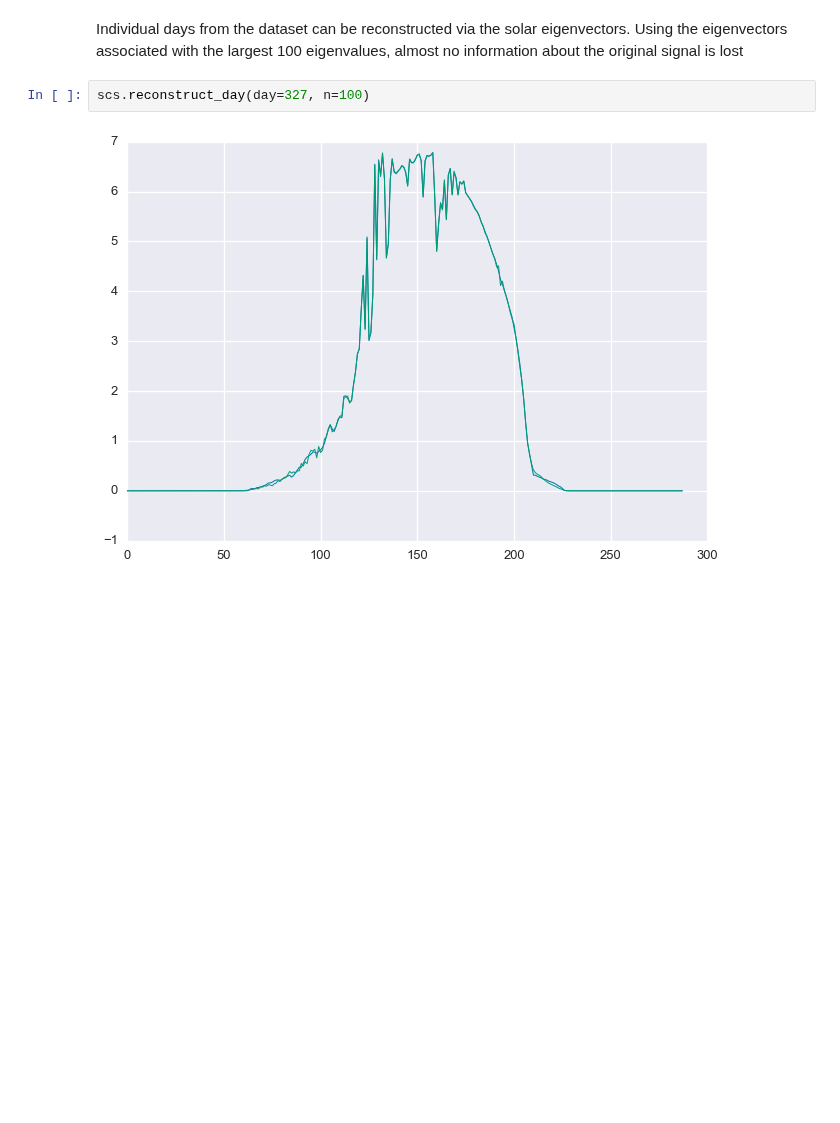
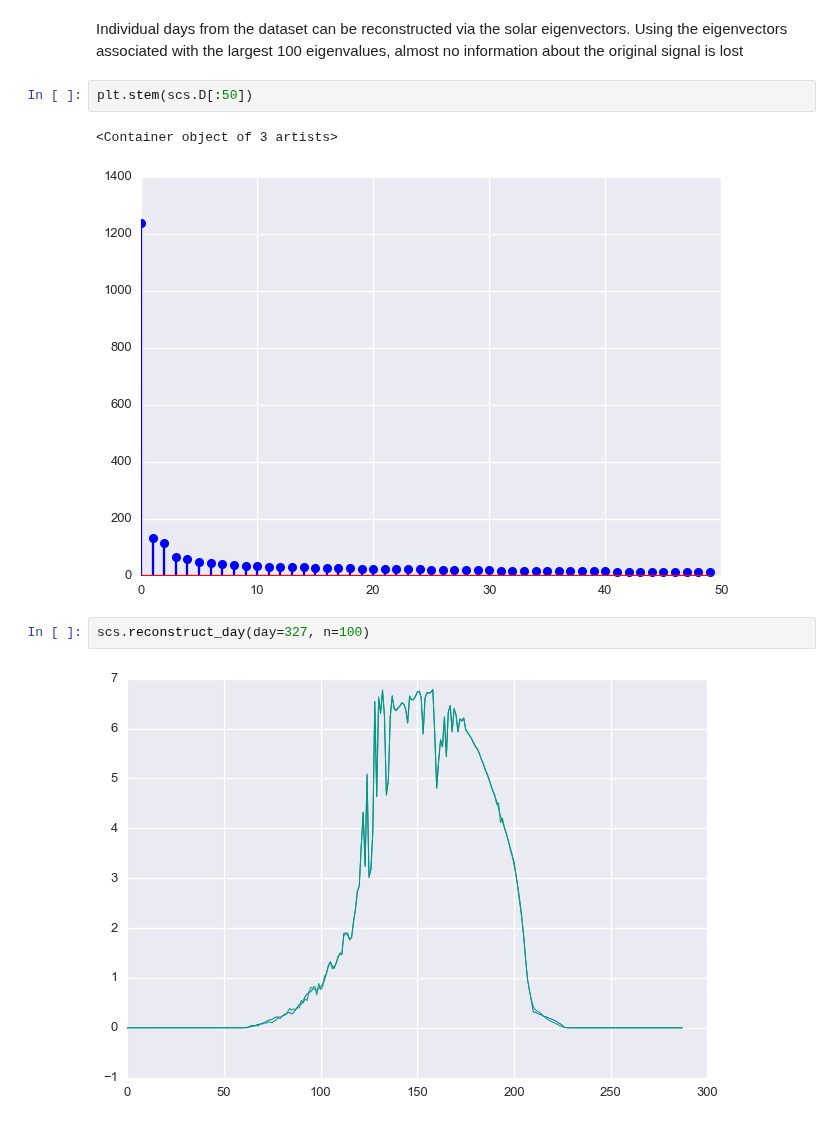
Before and after one commit to bmeyers/SolarForecasting, a Jupyter notebook: ClearSkyFitting_Example.ipynb, the cells around one changed output. Saved outputs shown, nothing was run; the diff lists cells and outputs as text; blank space fills up the shorter version.

```diff
--- a/ClearSkyFitting_Example.ipynb
+++ b/ClearSkyFitting_Example.ipynb
@@ -24,5 +24,10 @@ Wall time: 88.1 ms
 # %% [markdown]
 Individual days from the dataset can be reconstructed via the solar eigenvectors. Using the eigenvectors associated with the largest 100 eigenvalues, almost no information about the original signal is lost
+# %%
+plt.stem(scs.D[:50])
+# %% [output]
+<Container object of 3 artists>
+[figure, added]
 # %%
 scs.reconstruct_day(day=327, n=100)
 # %% [output]
```
Also changed, not shown: parts of 2 cells of this notebook, 8 other files.
